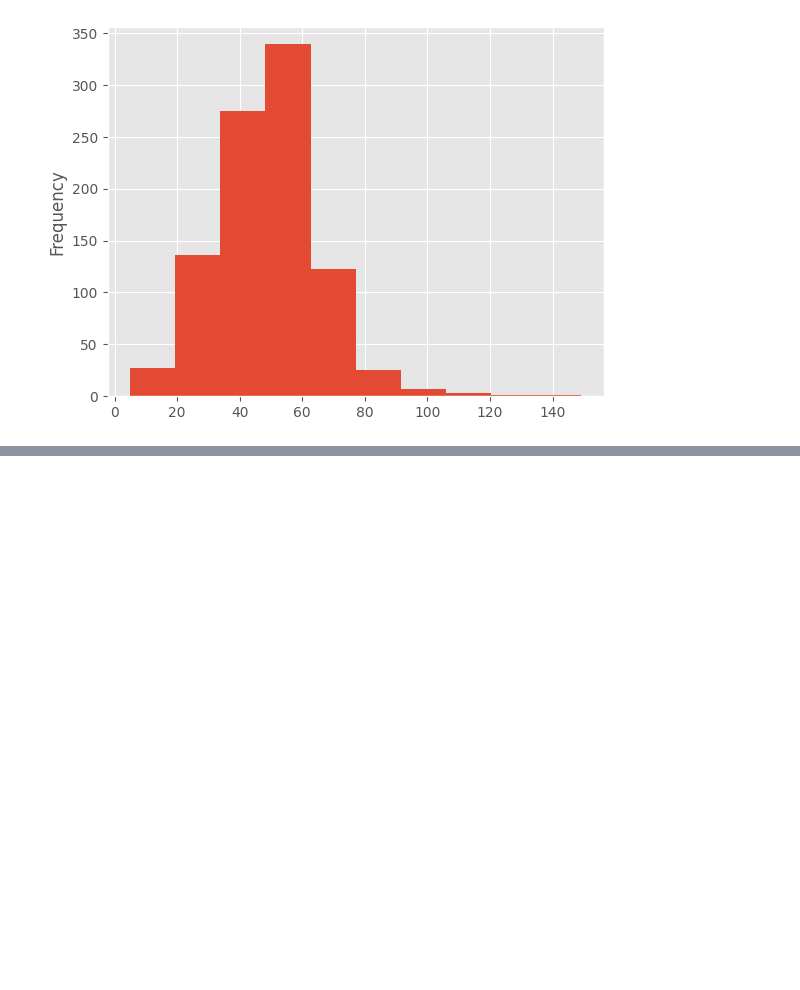
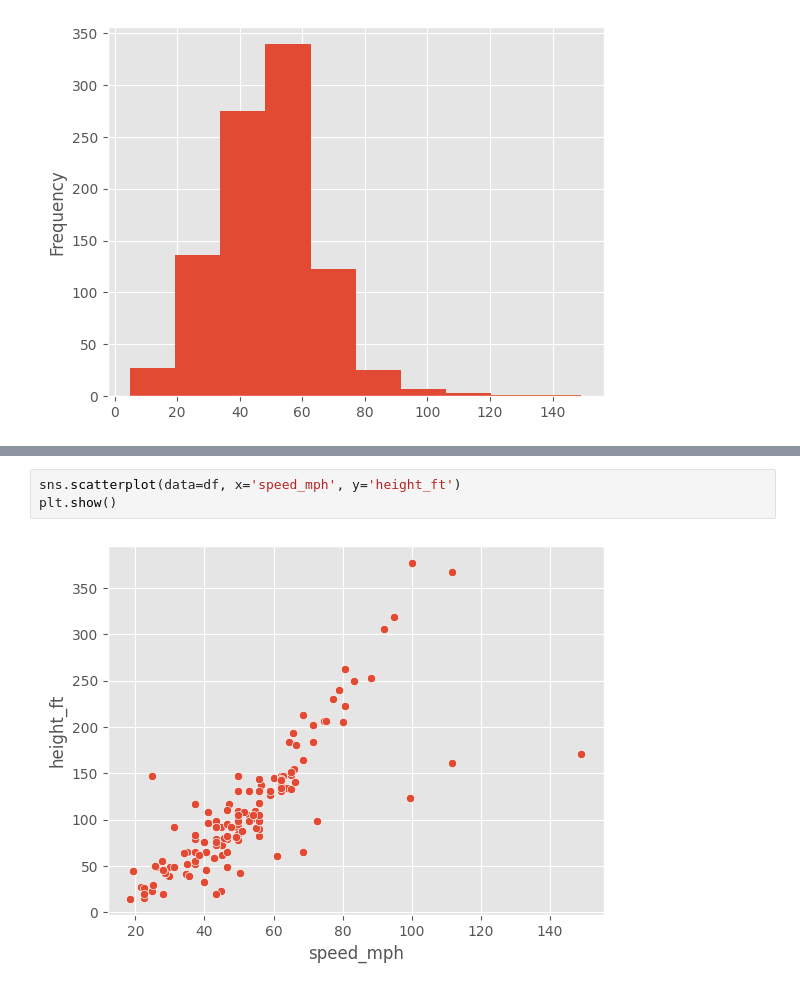
Before and after one commit to PhonVanna/Roller-Coaster-Data-Exploratory-Anaysis, a Jupyter notebook: Rollercoaster Database Exploratory Data Analysis.ipynb, the cells around one changed output, grey strips where cells are left out. Saved outputs shown, nothing was run; the diff lists cells and outputs as text; blank space fills up the shorter version.

```diff
--- a/Rollercoaster Database Exploratory Data Analysis.ipynb
+++ b/Rollercoaster Database Exploratory Data Analysis.ipynb
@@ -319,0 +325,5 @@ Text(0.5, 0, 'Speed (mph)')
+# %%
+sns.scatterplot(data=df, x='speed_mph', y='height_ft')
+plt.show()
+# %% [output]
+[figure, added]
```
Also changed, not shown: parts of 14 cells of this notebook.
